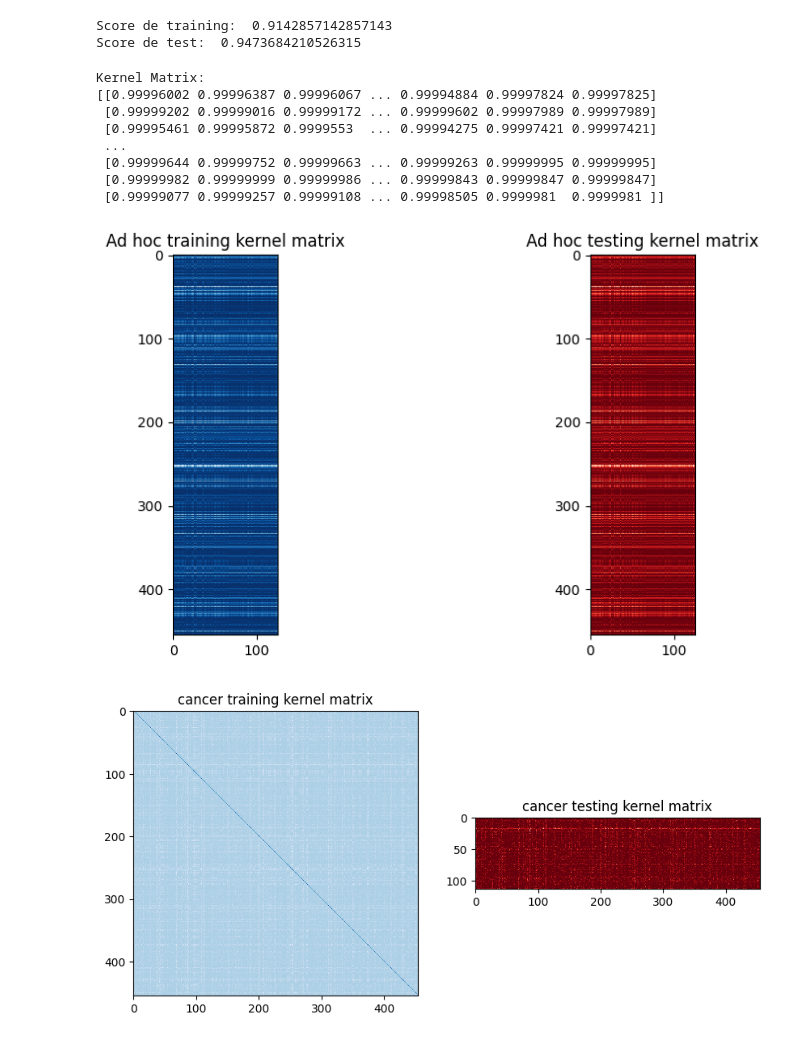
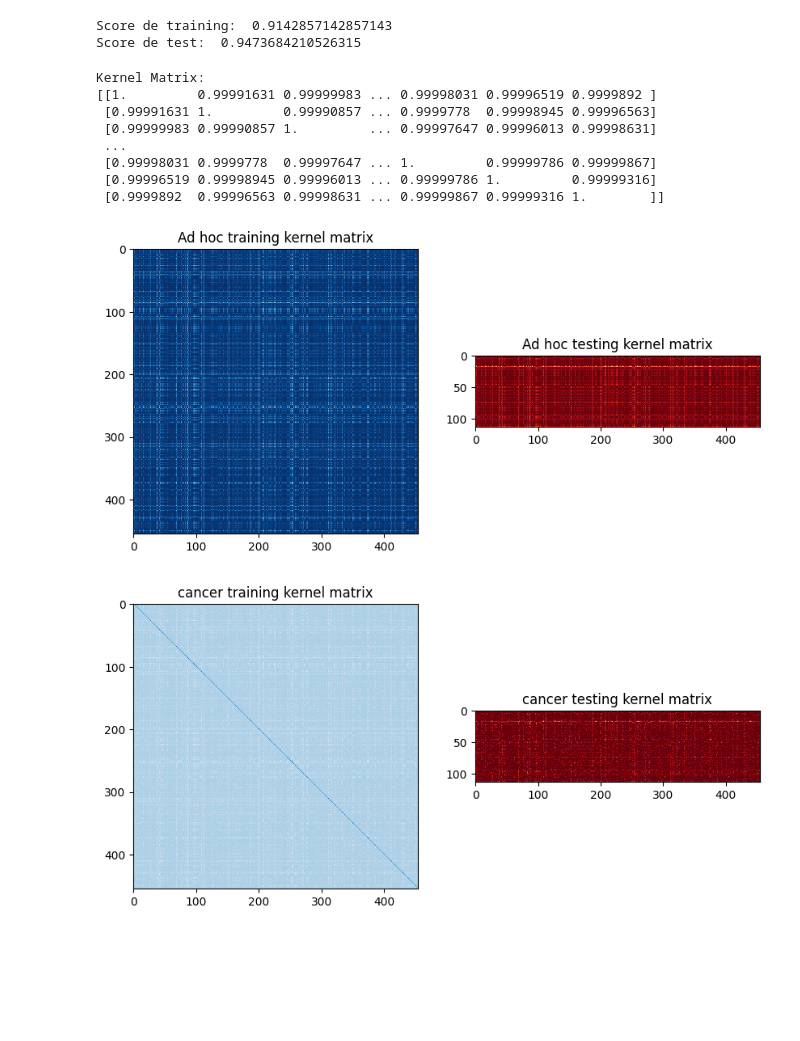
Before and after one commit to FernandoMond/Quantum-Machine-Learning, a Jupyter notebook: P3/P2.2_quantum_kernels (1).ipynb, the cells around one changed output. Drawn from its saved outputs; the diff is of its cells as text; code cells hidden in the pictures; blank space fills up the shorter version.

Commit message:
Matrices de kernel clasico obtenidas, a la espera de resultados ultimo apartado cuantico y comentar

```diff
--- a/P3/P2.2_quantum_kernels (1).ipynb
+++ b/P3/P2.2_quantum_kernels (1).ipynb
@@ -517,40 +517,42 @@ Score de test:  0.9473684210526315
 # %%
 
 ### FALTA MATRIZ DEL KERNEL CLASICO
 from sklearn.metrics.pairwise import rbf_kernel
 from sklearn.metrics.pairwise import pairwise_kernels
 
 support_vectors = SVM.support_vectors_
 
-SVM.evaluate()
-kernel_matrix = rbf_kernel(X_train, support_vectors)
+
+kernel_matrix_train = rbf_kernel(X_train)
+
+kernel_matrix_test = rbf_kernel(X_test, X_train)
 
 # Print the kernel matrix
 print("Kernel Matrix:")
-print(kernel_matrix)
+print(kernel_matrix_train)
 
 
 fig, axs = plt.subplots(1, 2, figsize=(10, 5))
 
 axs[0].imshow(
-    kernel_matrix, interpolation="nearest", origin="upper", cmap="Blues"
+    kernel_matrix_train, interpolation="nearest", origin="upper", cmap="Blues"
 )
 axs[0].set_title("Ad hoc training kernel matrix")
 
-axs[1].imshow(kernel_matrix, interpolation="nearest", origin="upper", cmap="Reds")
+axs[1].imshow(kernel_matrix_test, interpolation="nearest", origin="upper", cmap="Reds")
 axs[1].set_title("Ad hoc testing kernel matrix")
 
 plt.show()
 # %% [output]
 Kernel Matrix:
-[[0.99996002 0.99996387 0.99996067 ... 0.99994884 0.99997824 0.99997825]
- [0.99999202 0.99999016 0.99999172 ... 0.99999602 0.99997989 0.99997989]
- [0.99995461 0.99995872 0.9999553  ... 0.99994275 0.99997421 0.99997421]
+[[1.         0.99991631 0.99999983 ... 0.99998031 0.99996519 0.9999892 ]
+ [0.99991631 1.         0.99990857 ... 0.9999778  0.99998945 0.99996563]
+ [0.99999983 0.99990857 1.         ... 0.99997647 0.99996013 0.99998631]
  ...
- [0.99999644 0.99999752 0.99999663 ... 0.99999263 0.99999995 0.99999995]
- [0.99999982 0.99999999 0.99999986 ... 0.99999843 0.99999847 0.99999847]
- [0.99999077 0.99999257 0.99999108 ... 0.99998505 0.9999981  0.9999981 ]]
+ [0.99998031 0.9999778  0.99997647 ... 1.         0.99999786 0.99999867]
+ [0.99996519 0.99998945 0.99996013 ... 0.99999786 1.         0.99999316]
+ [0.9999892  0.99996563 0.99998631 ... 0.99999867 0.99999316 1.        ]]
-[figure, old version]
+[figure, new version]
 # %%
 from qiskit.circuit.library import ZZFeatureMap
 # Using Qiskit Terra's Sampler reference, use Aer / QiskitRuntime for improved performance
```
Also changed, not shown: parts of 2 cells of this notebook.
